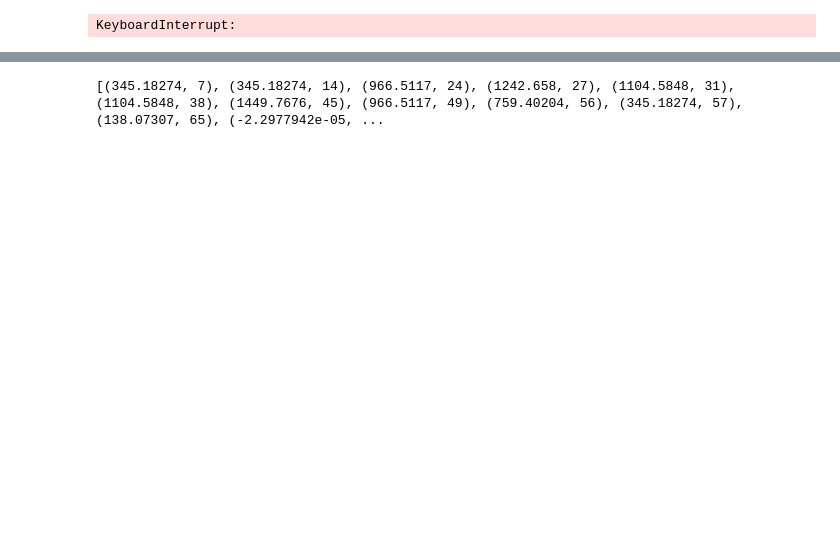
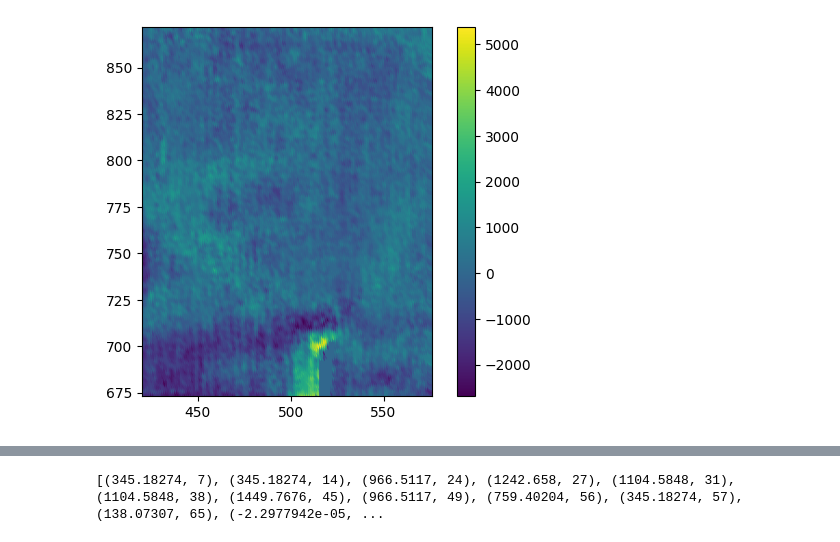
Before and after one commit to KosterioKim/Seisma, a Jupyter notebook: 1.4_futprint.ipynb, the cells around one changed output, grey strips where cells are left out. Cells and saved outputs as stored; diff of their text form; code cells hidden in the pictures; blank space fills up the shorter version.

```diff
--- a/1.4_futprint.ipynb
+++ b/1.4_futprint.ipynb
@@ -48,5 +44,32 @@ def point_in_polygon(point, polygon):
     path = Path(polygon)
     # Проверка принадлежности точки полигону
     return 1 if path.contains_point(point) else 0
+# %%
+def show_map(data_dict):
+    # Преобразование словаря в списки координат и значений
+    coordinates = [tuple(map(int, key.split('_'))) for key in data_dict.keys()]
+    values = list(data_dict.values())
+
+    # Разделение координат на списки x и y
+    x_coords, y_coords = zip(*coordinates)
+
+    # Создание сетки для интерполяции значений
+    grid_x, grid_y = np.mgrid[min(x_coords):max(x_coords):100j, min(y_coords):max(y_coords):100j]
+
+    # Интерполяция значений для создания тепловой карты
+    grid_z = griddata(coordinates, values, (grid_x, grid_y), method='cubic')
+
+    # Отображение тепловой карты
+    plt.imshow(grid_z.T, extent=(min(x_coords), max(x_coords), min(y_coords), max(y_coords)), origin='lower')
+    plt.scatter(x_coords, y_coords, c=values)  # Отображение исходных точек
+    plt.colorbar()  # Добавление шкалы цвета
+
+    #points = ['700_450', '800_475', '725_475', '780_565']
+    points = []
+    for point in points:
+        x, y = key_to_coords(point)
+        plt.scatter(y - 1, x - 1, color='red', s=20)
+
+    plt.show()
 # %%
 def key_to_coords(key):
@@ -55,6 +78,15 @@ def key_to_coords(key):
 # %%
-file_path = 'C:/HV/Seismic/1.1_edge_zone/Cube_TWT.segy'
-#file_path = 'C:/HV/Seismic/datas/Geobody_cube.segy'
+#file_path = 'C:/HV/Seismic/1.1_edge_zone/Cube_TWT.segy'
+file_path = 'C:/HV/Seismic/datas/Geobody_cube.segy'
 ilines, xlines, samples, traces = read_seismic_cube(file_path)
+
+map_amplitude = {}
+for key in traces:
+    #if point_in_polygon(key, edge_zona) == 1:
+    #map_amplitude[key] = mean_of_abs(traces[key][10])
+    map_amplitude[key] = traces[key][-3]
+show_map(map_amplitude)
+# %% [output]
+[figure, added]
 # %%
 def show_map_2(data_dict):
@@ -91,6 +121,0 @@ def show_map_2(data_dict):
-# %%
-show_map_2(map_amplitude)
-print(samples)
-print(traces['425_678'])
-# %% [output]
-KeyboardInterrupt:
```
Also changed, not shown: parts of 14 cells of this notebook.
